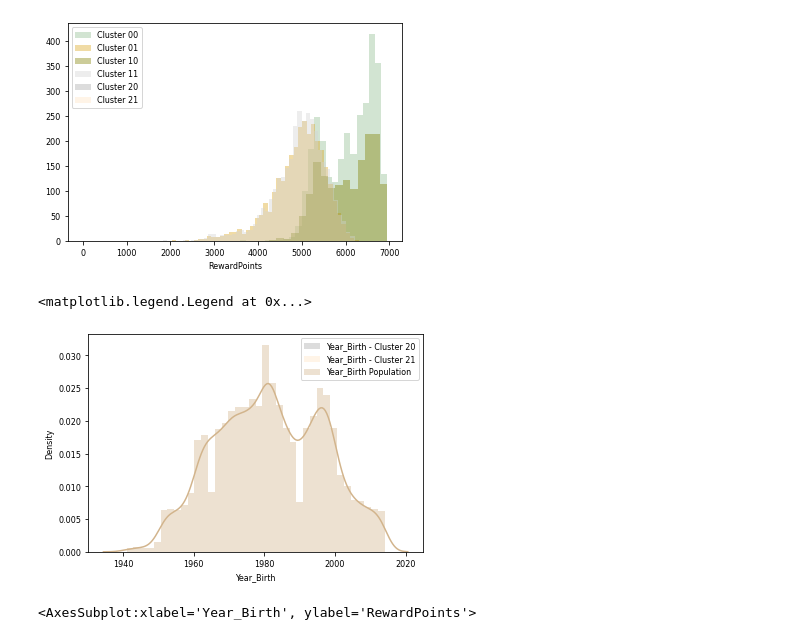
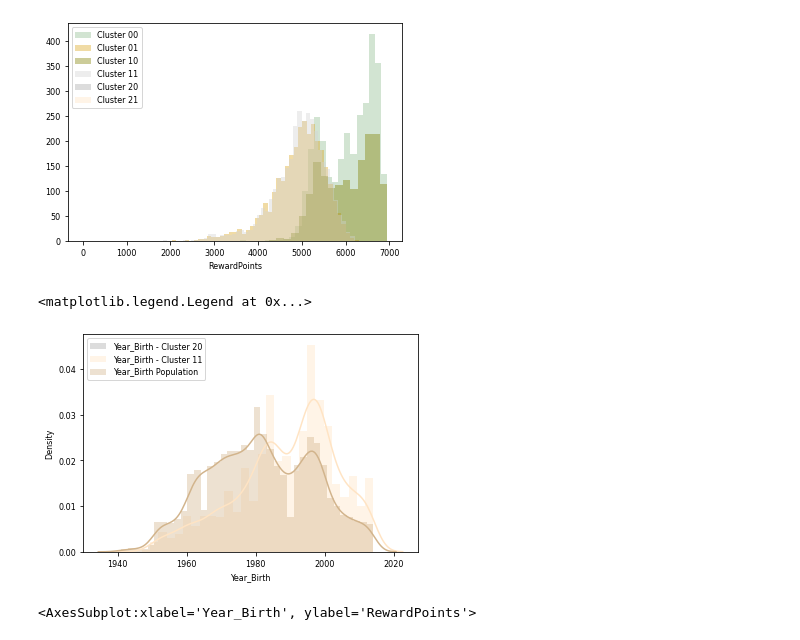
Before and after one commit to Leon209/Project_2-Unsupervised-Learning, a Jupyter notebook: Project 2.ipynb, the cells around one changed output. Drawn from its saved outputs; the diff is of its cells as text; code cells hidden in the pictures.

```diff
--- a/Project 2.ipynb
+++ b/Project 2.ipynb
@@ -1074,12 +1074,12 @@ plt.legend()
 [figure]
 # %%
 sns.distplot(cluster20['Year_Birth'], color = "darkgrey", label = "Year_Birth - Cluster 20")
-sns.distplot(cluster21['Year_Birth'], color = "bisque", label = "Year_Birth - Cluster 21")
+sns.distplot(cluster11['Year_Birth'], color = "bisque", label = "Year_Birth - Cluster 11")
 sns.distplot(unscaled_data['Year_Birth'], color = "tan", label = "Year_Birth Population")
 plt.legend()
 # %% [output]
 <matplotlib.legend.Legend at 0x...>
-[figure, old version]
+[figure, new version]
 # %%
 sns.scatterplot(x="Year_Birth", y="RewardPoints", hue="final_label", data=unscaled_data,
                 palette=['darkseagreen','goldenrod','olive','lightgrey','darkgrey','bisque'],
```
